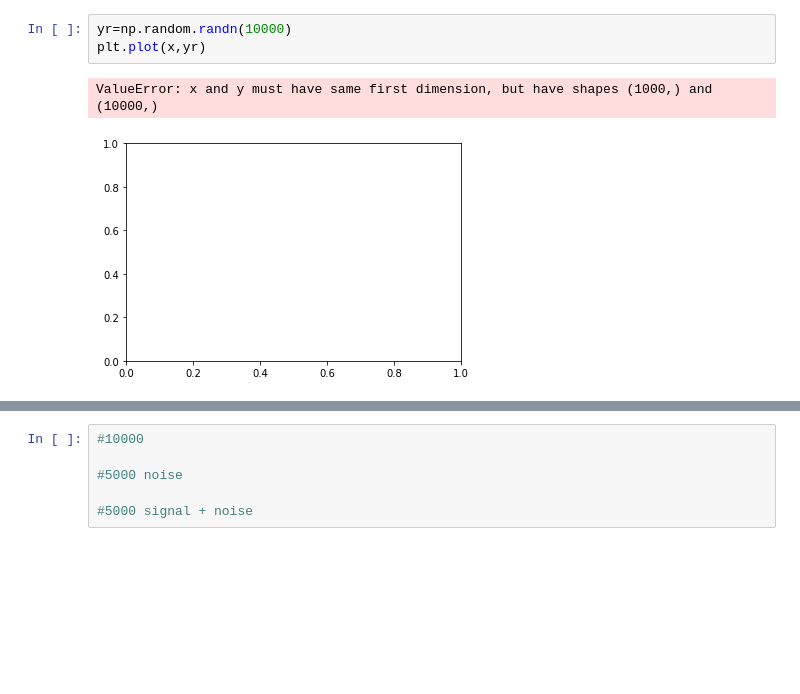
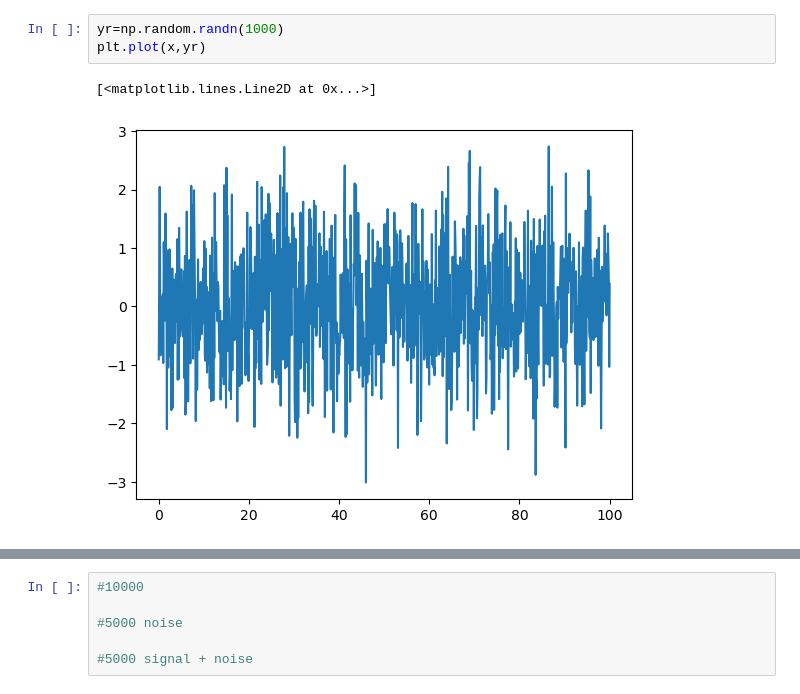
Before and after one commit to QML-GW22/QCNN, a Jupyter notebook: QCNN/Noise maker.ipynb, the cells around one changed output, grey strips where cells are left out. Cells and saved outputs as stored; diff of their text form; blank space fills up the shorter version.

```diff
--- a/QCNN/Noise maker.ipynb
+++ b/QCNN/Noise maker.ipynb
@@ -11,9 +14,9 @@ y_noise = np.sin(x_noise/(2*np.pi))
 # %%
-yr=np.random.randn(10000)
+yr=np.random.randn(1000)
 plt.plot(x,yr)
 # %% [output]
-ValueError: x and y must have same first dimension, but have shapes (1000,) and (10000,)
+[<matplotlib.lines.Line2D at 0x...>]
-[figure, old version]
+[figure, new version]
 # %%
 plt.plot(x,y,alpha=0.5)
 plt.plot(x,x_noise,alpha=0.5)
```
Also changed, not shown: parts of 3 cells of this notebook.
